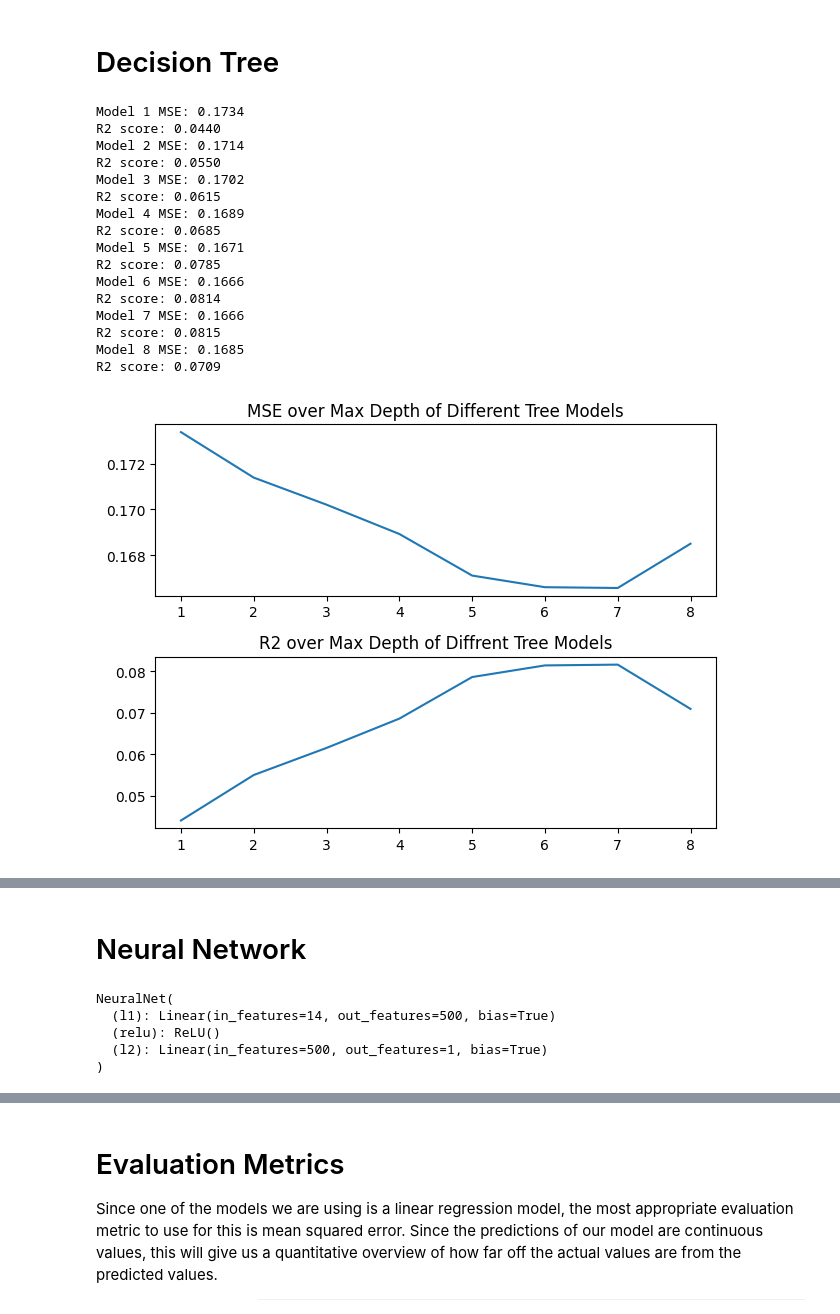
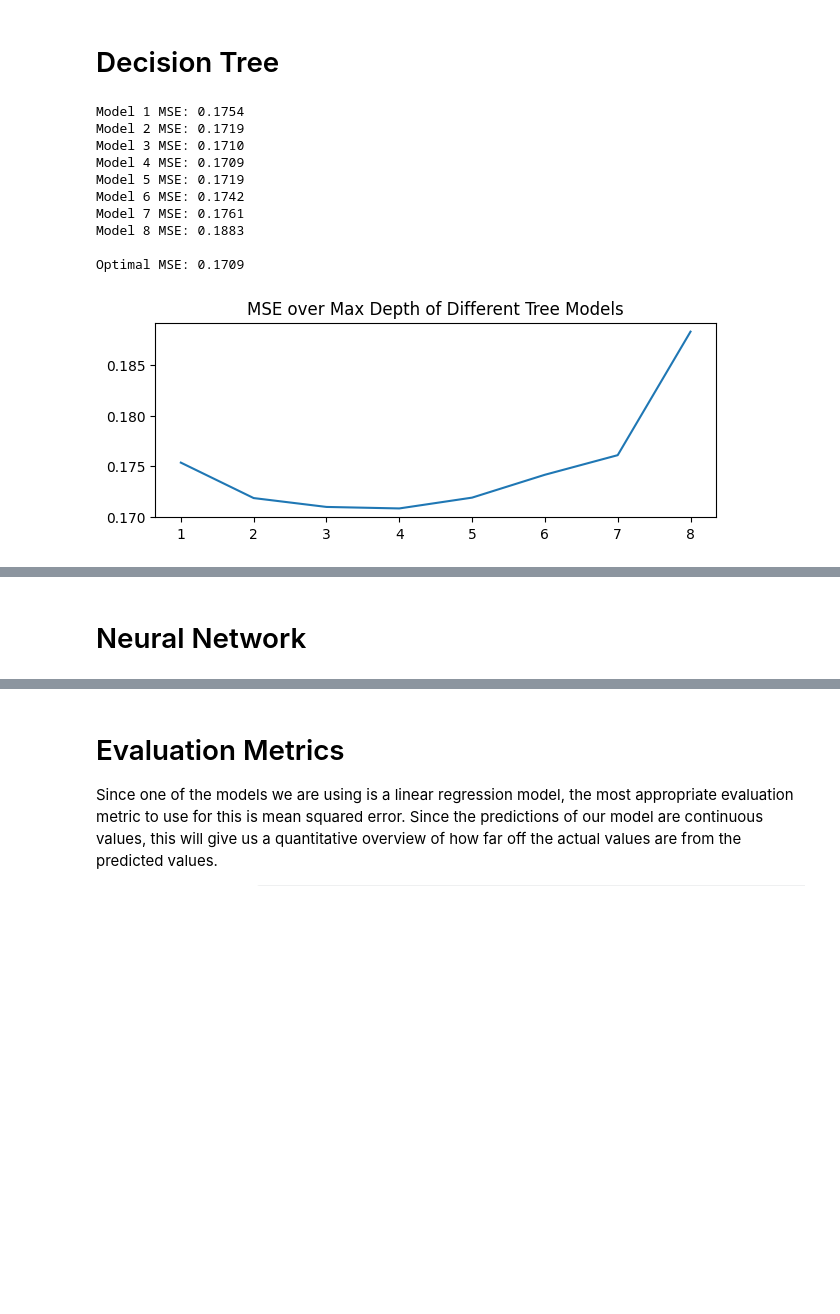
Before and after one commit to COGS118A/Group003-Wi23, a Jupyter notebook: CheckpointGroup003-Wi23.ipynb, the cells around one changed output, grey strips where cells are left out. Drawn from its saved outputs; the diff is of its cells as text; code cells hidden in the pictures; some formulas as TeX source; blank space fills up the shorter version.

Commit message:
Format all code

```diff
--- a/CheckpointGroup003-Wi23.ipynb
+++ b/CheckpointGroup003-Wi23.ipynb
@@ -169,64 +171,52 @@ fig.tight_layout()
 # Decision Tree
 # %%
 from sklearn.tree import DecisionTreeRegressor
-from sklearn.metrics import r2_score
 from sklearn.tree import plot_tree
 # Defining arrays for all of the scores
 mseScore = []
-r2Score = []
 
 for i in range(1,9):
     # Train a decision tree regression model on the training data.
     treeModel = DecisionTreeRegressor(max_depth=i)
     treeModel.fit(X_train, y_train)
 
 
-    # Predicting and getting the scores of the model (MSE and R2)
+    # Predicting and getting the scores of the model (MSE)
     y_pred = treeModel.predict(X_test)
     mse = mean_squared_error(y_test, y_pred)
     mseScore.append(mse)
-    r2 = r2_score(y_test, y_pred)
-    r2Score.append(r2)
     print("Model {} MSE: {:.4f}".format(i,mse))
-    print("R2 score: {:.4f}".format(r2))
 
-# Creating plots of the MSE and R2 of Max Depth of Different Tree Models
+print()
+print("Optimal MSE: {:.4f}".format(min(mseScore)))
+
+# Creating plots of the MSE of Max Depth of Different Tree Models
 mseArray = np.array(mseScore)
-r2Array = np.array(r2Score)
 x = np.array([1,2,3,4,5,6,7,8])
 
 msePlot = plt.subplot(2, 1, 1)
 plt.plot(x,mseArray)
 msePlot.set_title("MSE over Max Depth of Different Tree Models")
-r2Plot = plt.subplot(2, 1, 2)
-plt.plot(x,r2Array)
-r2Plot.set_title("R2 over Max Depth of Diffrent Tree Models")
 plt.tight_layout()
 
-tree5Model = DecisionTreeRegressor(max_depth=5)
-tree5Model.fit(X_train, y_train)
+tree4Model = DecisionTreeRegressor(max_depth=4)
+tree4Model.fit(X_train, y_train)
 
-# Plot a decision tree based on prediction
+# Plot a decision tree based on tree depth that resulted in the lowest error
 plt.figure(figsize=(10,8), dpi=150)
-plot_tree(tree5Model, feature_names=X.columns, rounded=True)
+plot_tree(tree4Model, feature_names=X.columns, rounded=True)
 
 # show the plot
 plt.show()
 # %% [output]
-Model 1 MSE: 0.1734
-R2 score: 0.0440
-Model 2 MSE: 0.1714
-R2 score: 0.0550
-Model 3 MSE: 0.1702
-R2 score: 0.0615
-Model 4 MSE: 0.1689
-R2 score: 0.0685
-Model 5 MSE: 0.1671
-R2 score: 0.0785
-Model 6 MSE: 0.1666
-R2 score: 0.0814
-Model 7 MSE: 0.1666
-R2 score: 0.0815
-Model 8 MSE: 0.1685
-R2 score: 0.0709
+Model 1 MSE: 0.1754
+Model 2 MSE: 0.1719
+Model 3 MSE: 0.1710
+Model 4 MSE: 0.1709
+Model 5 MSE: 0.1719
+Model 6 MSE: 0.1742
+Model 7 MSE: 0.1761
+Model 8 MSE: 0.1883
+
+Optimal MSE: 0.1709
-[figure, old version]
+[figure, new version]
@@ -294,14 +284,6 @@ class NeuralNet(nn.Module):
 
 # Create an instance of NeuralNet and store it in model
 model = NeuralNet(input_size, hidden_size, num_classes)
-
-model
-# %% [output]
-NeuralNet(
-  (l1): Linear(in_features=14, out_features=500, bias=True)
-  (relu): ReLU()
-  (l2): Linear(in_features=500, out_features=1, bias=True)
-)
 # %%
 # Use mean squared error (MSE) to evaluate the loss on the model
 # Instantiate optimizer with a specified learning rate
```
Also changed, not shown: parts of 7 cells of this notebook.
